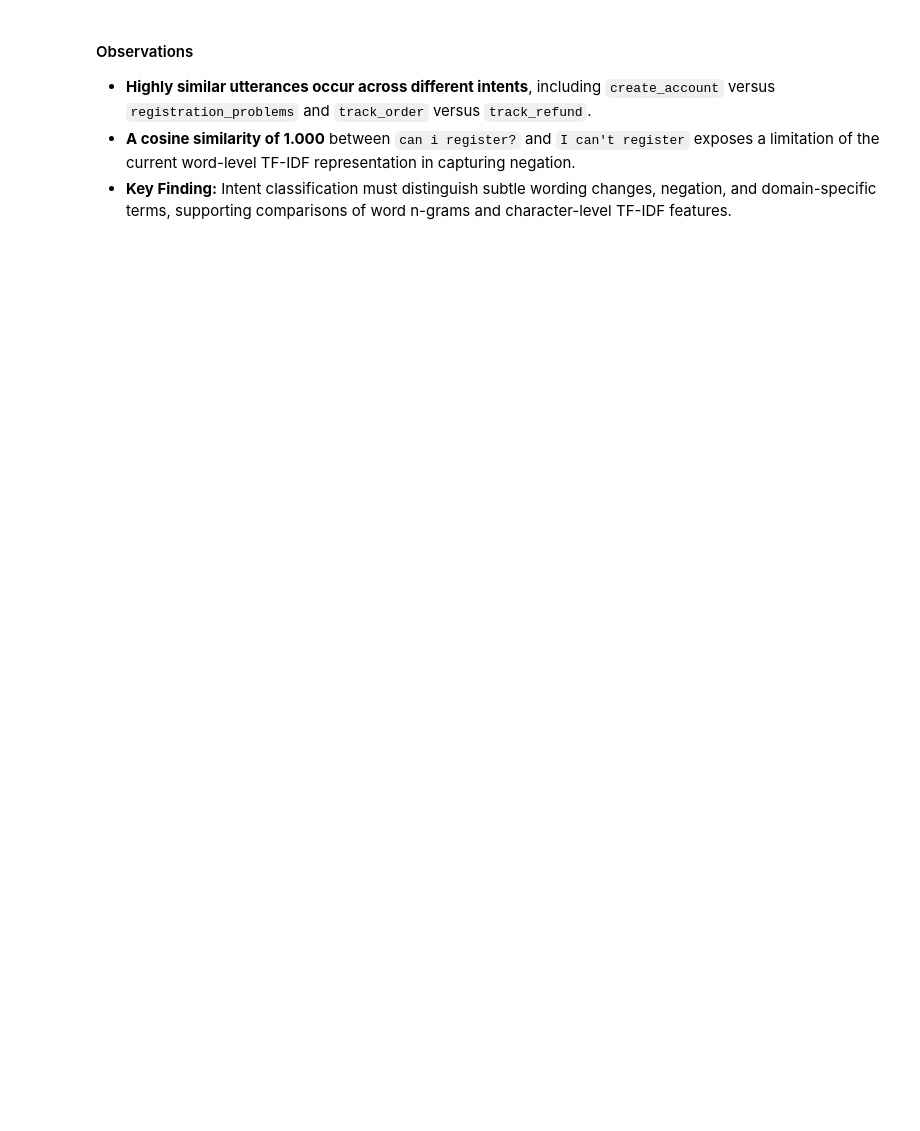
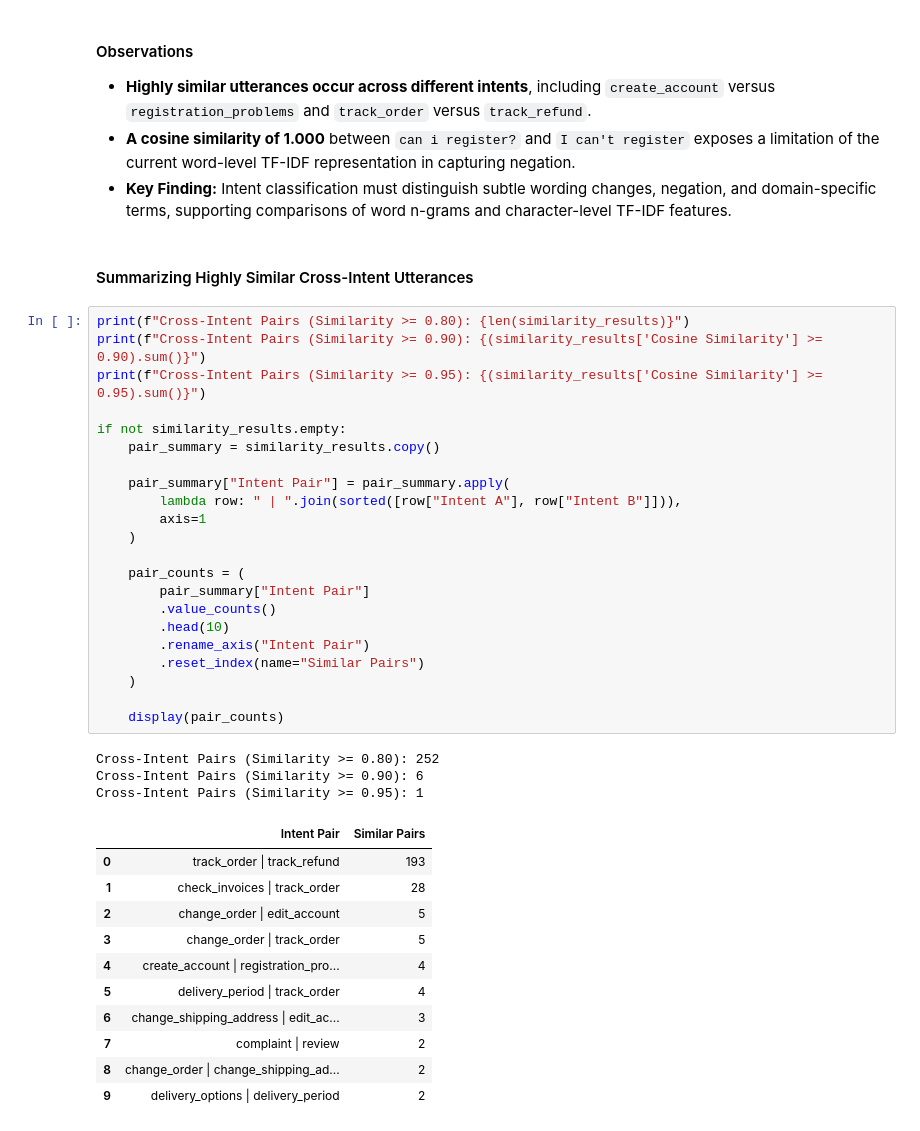
Before and after one commit to TejasMJ/Customer-Support-Intent-Intelligence, a Jupyter notebook: notebooks/02_exploratory_data_analysis.ipynb, the cells around one changed output. Saved outputs shown, nothing was run; the diff lists cells and outputs as text; blank space fills up the shorter version.

```diff
--- a/notebooks/02_exploratory_data_analysis.ipynb
+++ b/notebooks/02_exploratory_data_analysis.ipynb
@@ -902,3 +902,42 @@ Cross-Intent Similar Pairs Found: 252
 - **Highly similar utterances occur across different intents**, including `create_account` versus `registration_problems` and `track_order` versus `track_refund`.
 - **A cosine similarity of 1.000** between `can i register?` and `I can't register` exposes a limitation of the current word-level TF-IDF representation in capturing negation.
 - **Key Finding:** Intent classification must distinguish subtle wording changes, negation, and domain-specific terms, supporting comparisons of word n-grams and character-level TF-IDF features.
+# %% [markdown]
+#### Summarizing Highly Similar Cross-Intent Utterances
+# %%
+print(f"Cross-Intent Pairs (Similarity >= 0.80): {len(similarity_results)}")
+print(f"Cross-Intent Pairs (Similarity >= 0.90): {(similarity_results['Cosine Similarity'] >= 0.90).sum()}")
+print(f"Cross-Intent Pairs (Similarity >= 0.95): {(similarity_results['Cosine Similarity'] >= 0.95).sum()}")
+
+if not similarity_results.empty:
+    pair_summary = similarity_results.copy()
+
+    pair_summary["Intent Pair"] = pair_summary.apply(
+        lambda row: " | ".join(sorted([row["Intent A"], row["Intent B"]])),
+        axis=1
+    )
+
+    pair_counts = (
+        pair_summary["Intent Pair"]
+        .value_counts()
+        .head(10)
+        .rename_axis("Intent Pair")
+        .reset_index(name="Similar Pairs")
+    )
+
+    display(pair_counts)
+# %% [output]
+Cross-Intent Pairs (Similarity >= 0.80): 252
+Cross-Intent Pairs (Similarity >= 0.90): 6
+Cross-Intent Pairs (Similarity >= 0.95): 1
+|  | Intent Pair | Similar Pairs |
+| 0 | track_order | track_refund | 193 |
+| 1 | check_invoices | track_order | 28 |
+| 2 | change_order | edit_account | 5 |
+| 3 | change_order | track_order | 5 |
+| 4 | create_account | registration_pro... | 4 |
+| 5 | delivery_period | track_order | 4 |
+| 6 | change_shipping_address | edit_ac... | 3 |
+| 7 | complaint | review | 2 |
+| 8 | change_order | change_shipping_ad... | 2 |
+| 9 | delivery_options | delivery_period | 2 |
```
Also changed, not shown: parts of 2 cells of this notebook.
